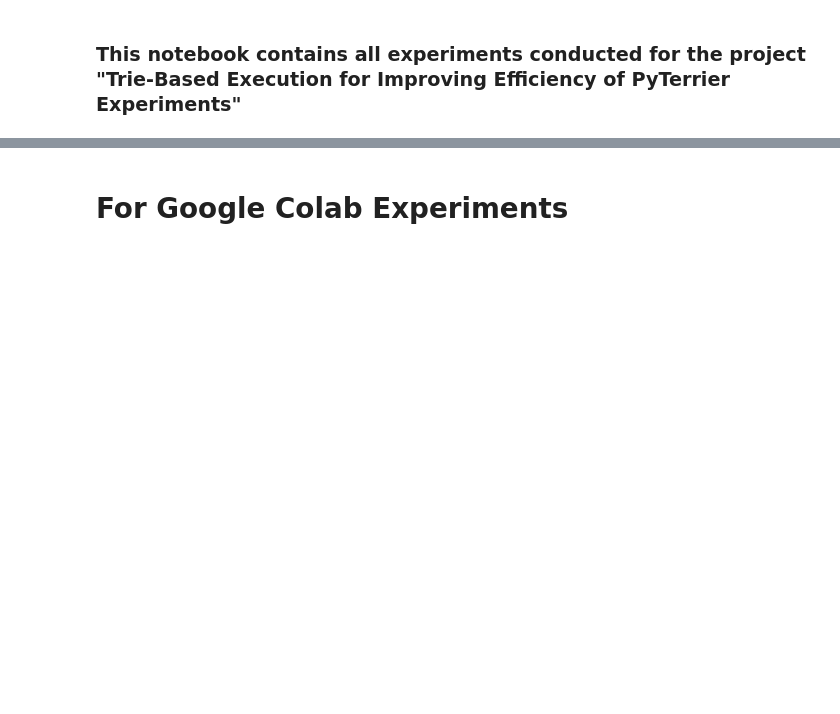
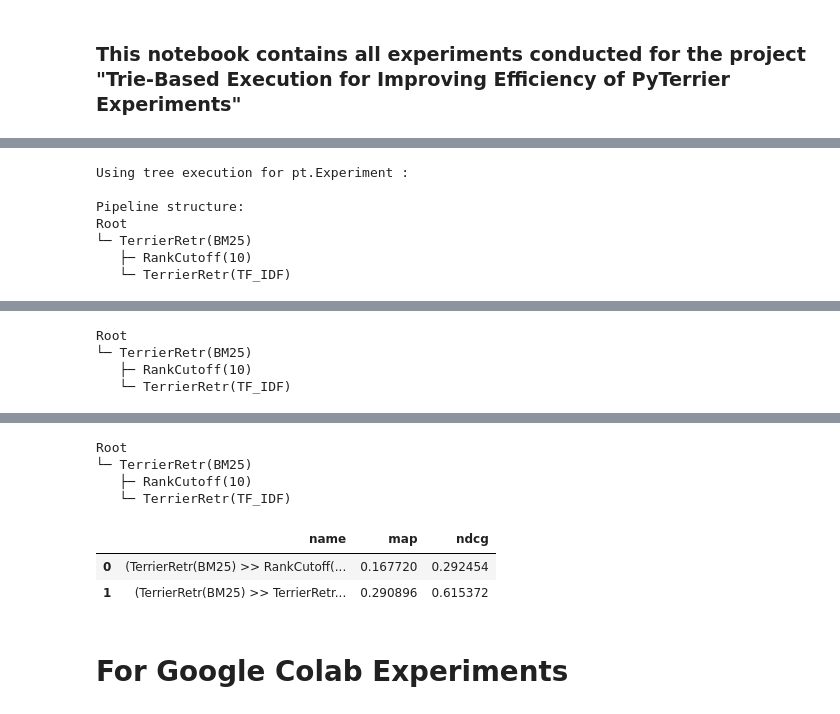
Before and after one commit to terrier-org/pyterrier, a Jupyter notebook: examples/notebooks/pipelines.ipynb, the cells around one changed output, grey strips where cells are left out. Cells and saved outputs as stored; diff of their text form; code cells hidden in the pictures; blank space fills up the shorter version.

Commit message:
refactored code for linear and tree experiment and fixed error with batch size

```diff
--- a/examples/notebooks/pipelines.ipynb
+++ b/examples/notebooks/pipelines.ipynb
@@ -92,0 +79,17 @@ TerrierRetr(TF_IDF): 1809.69 s
+# %%
+retr_systems = [BM25%10, BM25>> TF_IDF]
+
+pt.Experiment(
+    retr_systems,
+    vaswani.get_topics(),
+    vaswani.get_qrels(),
+    ['map','ndcg'],
+    plan = 'tree', verbose = True, render_html = True)
+# %% [output]
+Using tree execution for pt.Experiment :
+
+Pipeline structure:
+Root
+└─ TerrierRetr(BM25)
+   ├─ RankCutoff(10)
+   └─ TerrierRetr(TF_IDF)
@@ -92,0 +101,4 @@ TerrierRetr(TF_IDF): 1809.69 s
+Root
+└─ TerrierRetr(BM25)
+   ├─ RankCutoff(10)
+   └─ TerrierRetr(TF_IDF)
@@ -92,0 +107,7 @@ TerrierRetr(TF_IDF): 1809.69 s
+Root
+└─ TerrierRetr(BM25)
+   ├─ RankCutoff(10)
+   └─ TerrierRetr(TF_IDF)
+|  | name | map | ndcg |
+| 0 | (TerrierRetr(BM25) >> RankCutoff(... | 0.167720 | 0.292454 |
+| 1 | (TerrierRetr(BM25) >> TerrierRetr... | 0.290896 | 0.615372 |
```
Also changed, not shown: parts of 7 cells of this notebook, 5 other files.
